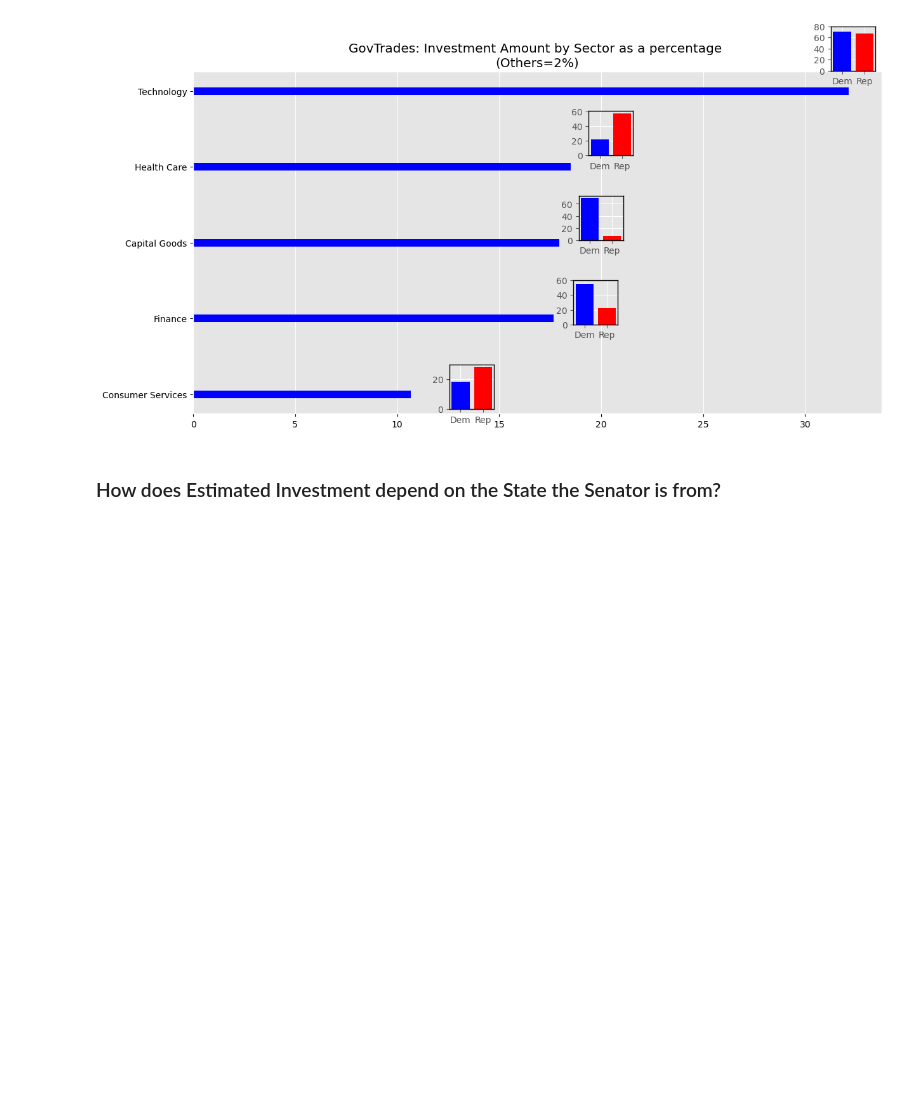
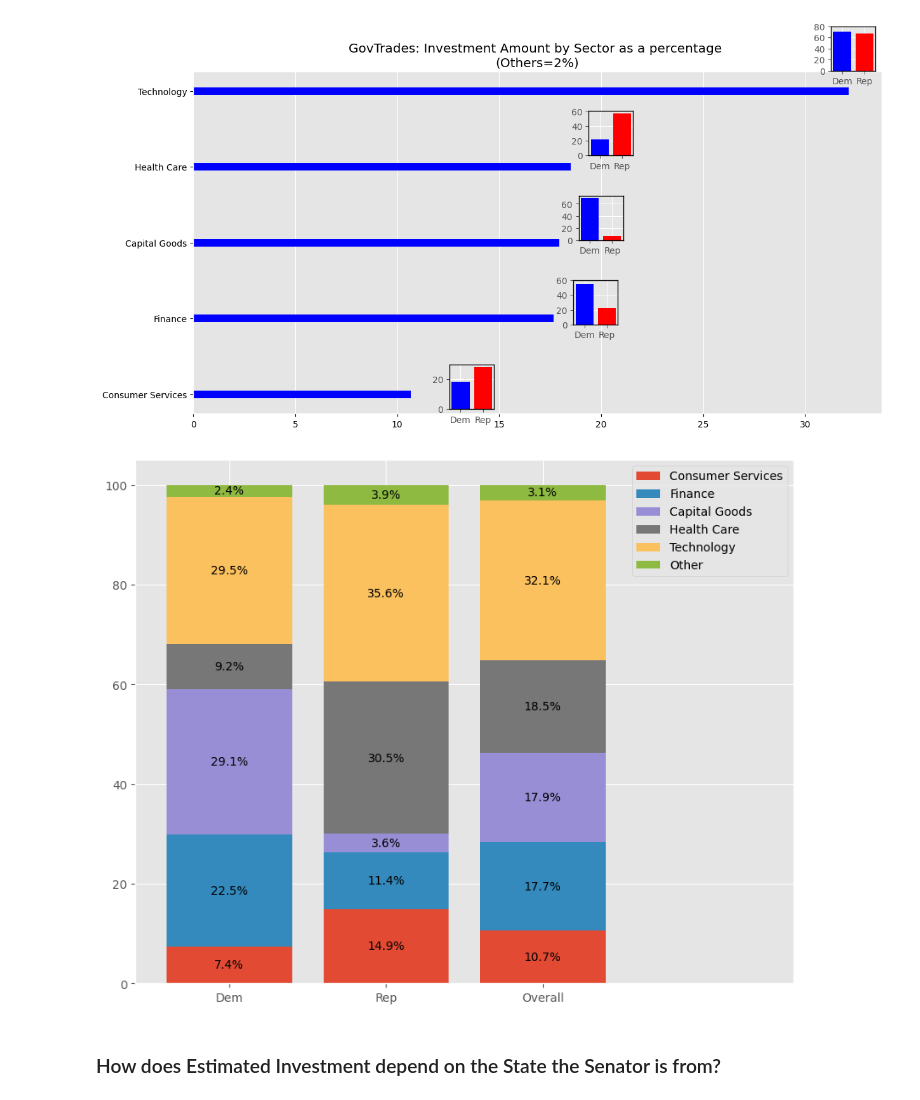
Before and after one commit to e2abbyh/ECE143-Group4-FinalProject, a Jupyter notebook: Analysis.ipynb, the cells around one changed output. Saved outputs shown, nothing was run; the diff lists cells and outputs as text; code cells hidden in the pictures; blank space fills up the shorter version.

Commit message:
added stacked bar chart visualization for govtrades data

```diff
--- a/Analysis.ipynb
+++ b/Analysis.ipynb
@@ -100,6 +100,44 @@ with plt.style.context('ggplot'):
 plt.close()
 # %% [output]
 [figure]
+# %%
+pie_sector_data = sector_holdings["Estimated Holdings sum"]/scale
+pie_sector_data /= pie_sector_data.sum()
+indices = pie_sector_data>0.02
+indices = pie_sector_data[indices].sort_values().index
+party_percentages = pd.DataFrame(index=[])
+total_percentages = pd.Series()
+for id in indices:
+    sector = sector_holdings["Sector"][id]
+    data = df_govtrades[df_govtrades["Sector"]==sector].groupby('Party').sum("Estimated Holdings").reset_index()
+    party_percentages[sector] = data["Estimated Holdings"].astype(np.float64)
+    total_percentages[sector] = pie_sector_data[id]
+party_percentages.index = ["Dem","Rep"]
+party_totals = df_govtrades.groupby('Party').sum("Estimated Holdings").reset_index()['Estimated Holdings']
+party_percentages.loc["Dem"] /= party_totals.iloc[0]
+party_percentages.loc["Rep"] /= party_totals.iloc[1]
+party_percentages.loc["Overall"] = total_percentages
+party_percentages["Other"] = 1-np.sum(party_percentages,axis=1)
+
+with plt.style.context('ggplot'):
+    fig, ax = plt.subplots(figsize=(10,8))
+    bottom = np.zeros(3)
+
+    for sector in party_percentages.columns:
+        percentages = party_percentages[sector]*100
+
+        p = ax.bar(party_percentages.index,percentages,width=0.8,label=sector,bottom=bottom)
+
+        bottom += percentages
+        ax.bar_label(p, labels=[f'{p:.1f}%' for p in percentages], label_type='center')
+
+    ax.legend()
+    plt.xlim([-0.6,3.6])
+    plt.show()
+    plt.title("Proportion of investments in a sector, by party")
+plt.close()
+# %% [output]
+[figure, added]
 # %% [markdown]
 ### How does Estimated Investment depend on the State the Senator is from?
 # %%
```
Also changed, not shown: parts of 1 cell of this notebook.
